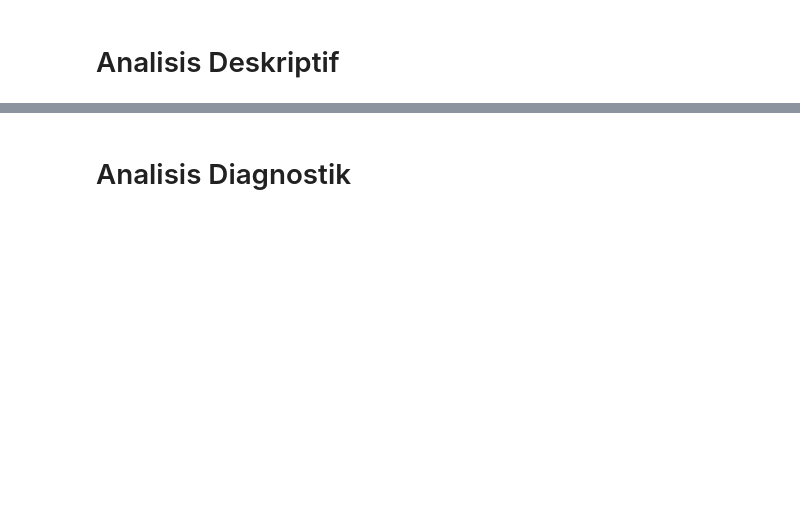
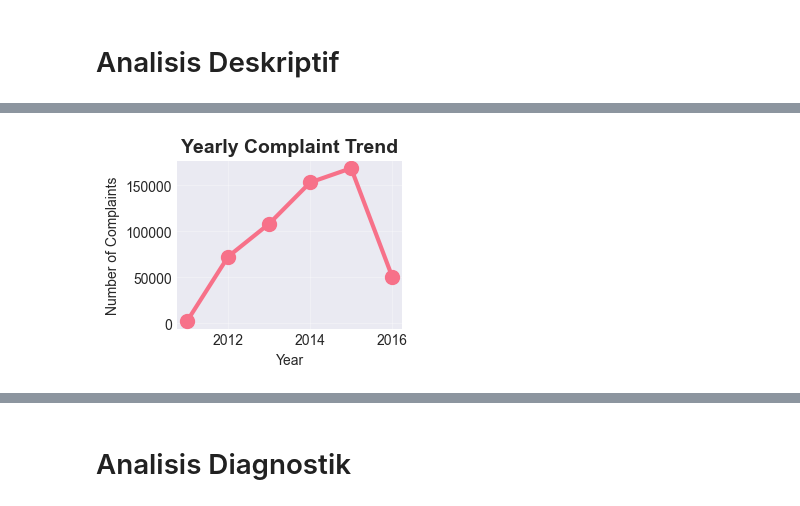
Before and after one commit to howlil/customer-complaint-BI, a Jupyter notebook: py/avd.ipynb, the cells around one changed output, grey strips where cells are left out. Saved outputs shown, nothing was run; the diff lists cells and outputs as text; code cells hidden in the pictures; blank space fills up the shorter version.

```diff
--- a/py/avd.ipynb
+++ b/py/avd.ipynb
@@ -22,0 +39,11 @@ data
+# %%
+plt.subplot(2, 2, 3)
+data['year'] = data['date_received'].dt.year
+yearly_complaints = data.groupby('year').size()
+yearly_complaints.plot(kind='line', marker='o', linewidth=3, markersize=10)
+plt.title('Yearly Complaint Trend', fontsize=14, fontweight='bold')
+plt.xlabel('Year')
+plt.ylabel('Number of Complaints')
+plt.grid(True, alpha=0.3)
+# %% [output]
+[figure, added]
```
Also changed, not shown: parts of 28 cells of this notebook, 2 other files.
